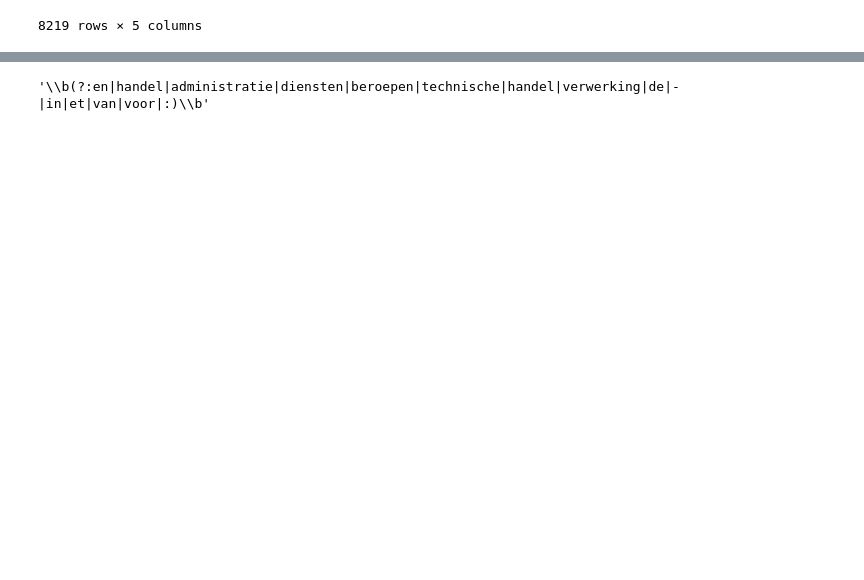
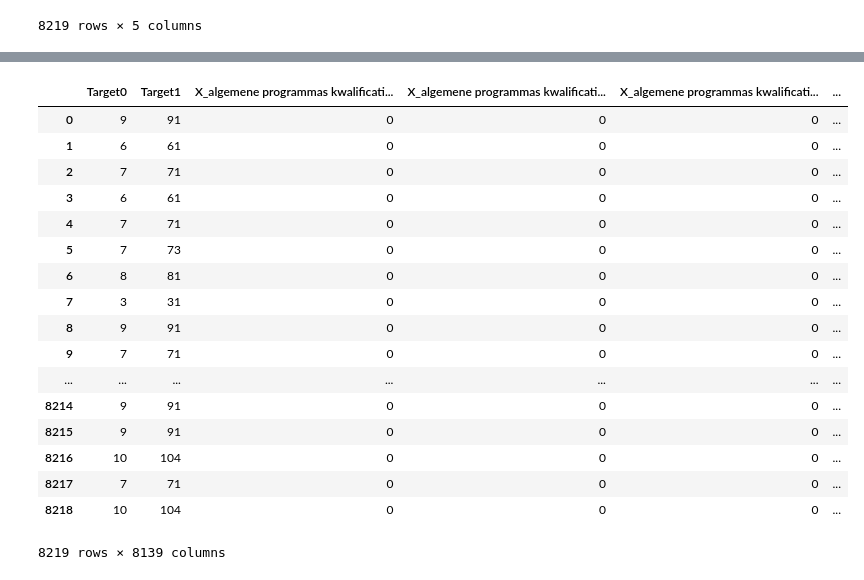
Before and after one commit to flovera1/NLP4Gov, a Jupyter notebook: classification_doc_case.ipynb, the cells around one changed output, grey strips where cells are left out. Drawn from its saved outputs; the diff is of its cells as text; code cells hidden in the pictures; blank space fills up the shorter version.

```diff
--- a/classification_doc_case.ipynb
+++ b/classification_doc_case.ipynb
@@ -67,4 +103,0 @@ def remove_punctuations(text):
-# %%
-data["omschr_opleidingshoofdcategorie_nl_without_stopwords"] = data['omschr_opleidingshoofdcategorie_nl_without_stopwords'].apply(remove_punctuations)
-data["omschr_opleidingssubcategorie_nl_without_stopwords"] = data['omschr_opleidingssubcategorie_nl_without_stopwords'].apply(remove_punctuations)
-data["benaming_without_stopwords"] = data['benaming_without_stopwords'].apply(remove_punctuations)
@@ -204,4 +103,0 @@ pat = r'\b(?:{})\b'.format('|'.join(remove_words))
-# %%
-pat
-# %% [output]
-'\\b(?:en|handel|administratie|diensten|beroepen|technische|handel|verwerking|de|-|in|et|van|voor|:)\\b'
@@ -209,0 +112,28 @@ pat
+# %%
+data["X"] = data['X'].apply(remove_punctuations)
+# %%
+#I'm not sure dummies are good in this case,
+#I think we need to use something that works with text.
+#Otherwise, I don't understand how to prove it.
+data0 = pd.get_dummies(data=data, columns=['X'])
+# %%
+data0
+# %% [output]
+|  | Target0 | Target1 | X_algemene programmas kwalificati... | X_algemene programmas kwalificati... | X_algemene programmas kwalificati... | ... |
+| 0 | 9 | 91 | 0 | 0 | 0 | ... |
+| 1 | 6 | 61 | 0 | 0 | 0 | ... |
+| 2 | 7 | 71 | 0 | 0 | 0 | ... |
+| 3 | 6 | 61 | 0 | 0 | 0 | ... |
+| 4 | 7 | 71 | 0 | 0 | 0 | ... |
+| 5 | 7 | 73 | 0 | 0 | 0 | ... |
+| 6 | 8 | 81 | 0 | 0 | 0 | ... |
+| 7 | 3 | 31 | 0 | 0 | 0 | ... |
+| 8 | 9 | 91 | 0 | 0 | 0 | ... |
+| 9 | 7 | 71 | 0 | 0 | 0 | ... |
+| ... | ... | ... | ... | ... | ... | ... |
+| 8214 | 9 | 91 | 0 | 0 | 0 | ... |
+| 8215 | 9 | 91 | 0 | 0 | 0 | ... |
+| 8216 | 10 | 104 | 0 | 0 | 0 | ... |
+| 8217 | 7 | 71 | 0 | 0 | 0 | ... |
+| 8218 | 10 | 104 | 0 | 0 | 0 | ... |
+8219 rows × 8139 columns
```
Also changed, not shown: parts of 50 cells of this notebook, 1 other file.
